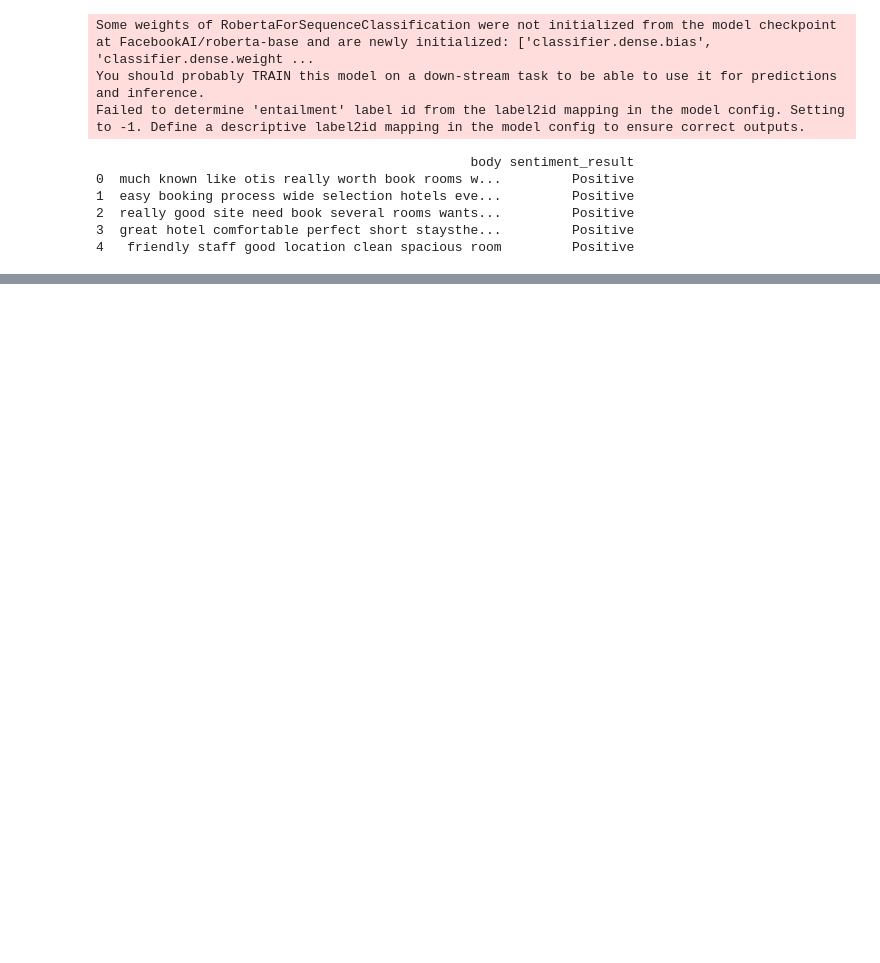
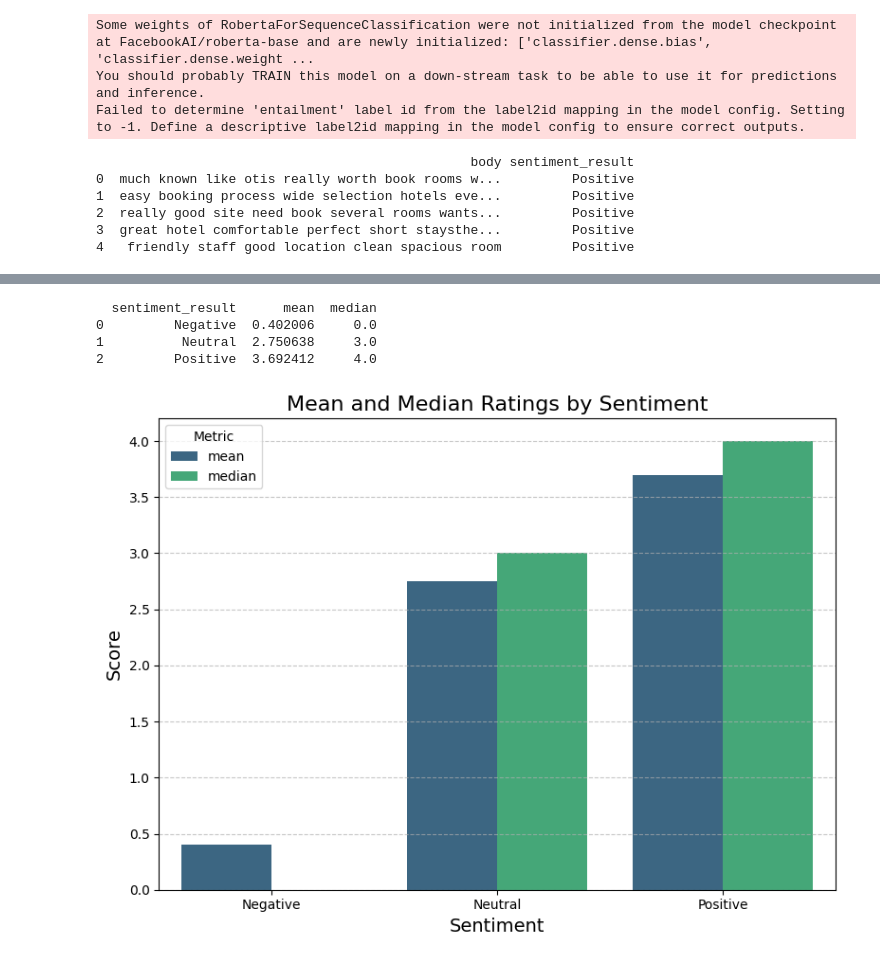
Before and after one commit to guillaumeesilv/Webscraping_project, a Jupyter notebook: classification.ipynb, the cells around one changed output, grey strips where cells are left out. Cells and saved outputs as stored; diff of their text form; code cells hidden in the pictures; blank space fills up the shorter version.

Commit message:
adding score prediction (training & labelizing) and some visualisations

```diff
--- a/classification.ipynb
+++ b/classification.ipynb
@@ -292,0 +578,5 @@ df_combined.to_csv('./nlp_results/rev_topic_sentiment.csv',index=False)
+# %%
+import pandas as pd
+
+data = pd.read_csv("./nlp_results/rev_topic_sentiment_rating.csv")
+data.head()
@@ -292,0 +590,31 @@ df_combined.to_csv('./nlp_results/rev_topic_sentiment.csv',index=False)
+# %%
+grouped_data = data.groupby("sentiment_result")["predicted_score"].agg(["mean", "median"]).reset_index()
+print(grouped_data)
+# %% [output]
+  sentiment_result      mean  median
+0         Negative  0.402006     0.0
+1          Neutral  2.750638     3.0
+2         Positive  3.692412     4.0
+# %%
+import matplotlib.pyplot as plt
+import seaborn as sns
+
+# Melt the stats DataFrame for easier plotting
+stats_melted = grouped_data.melt(id_vars="sentiment_result", value_vars=["mean", "median"], var_name="Metric", value_name="Score")
+
+# Create the plot
+plt.figure(figsize=(8, 6))
+sns.barplot(x="sentiment_result", y="Score", hue="Metric", data=stats_melted, palette="viridis")
+
+# Customize the plot
+plt.title("Mean and Median Ratings by Sentiment", fontsize=16)
+plt.xlabel("Sentiment", fontsize=14)
+plt.ylabel("Score", fontsize=14)
+plt.legend(title="Metric")
+plt.grid(axis="y", linestyle="--", alpha=0.7)
+
+# Show the plot
+plt.tight_layout()
+plt.show()
+# %% [output]
+[figure, added]
```
Also changed, not shown: parts of 33 cells of this notebook, 9 other files.
